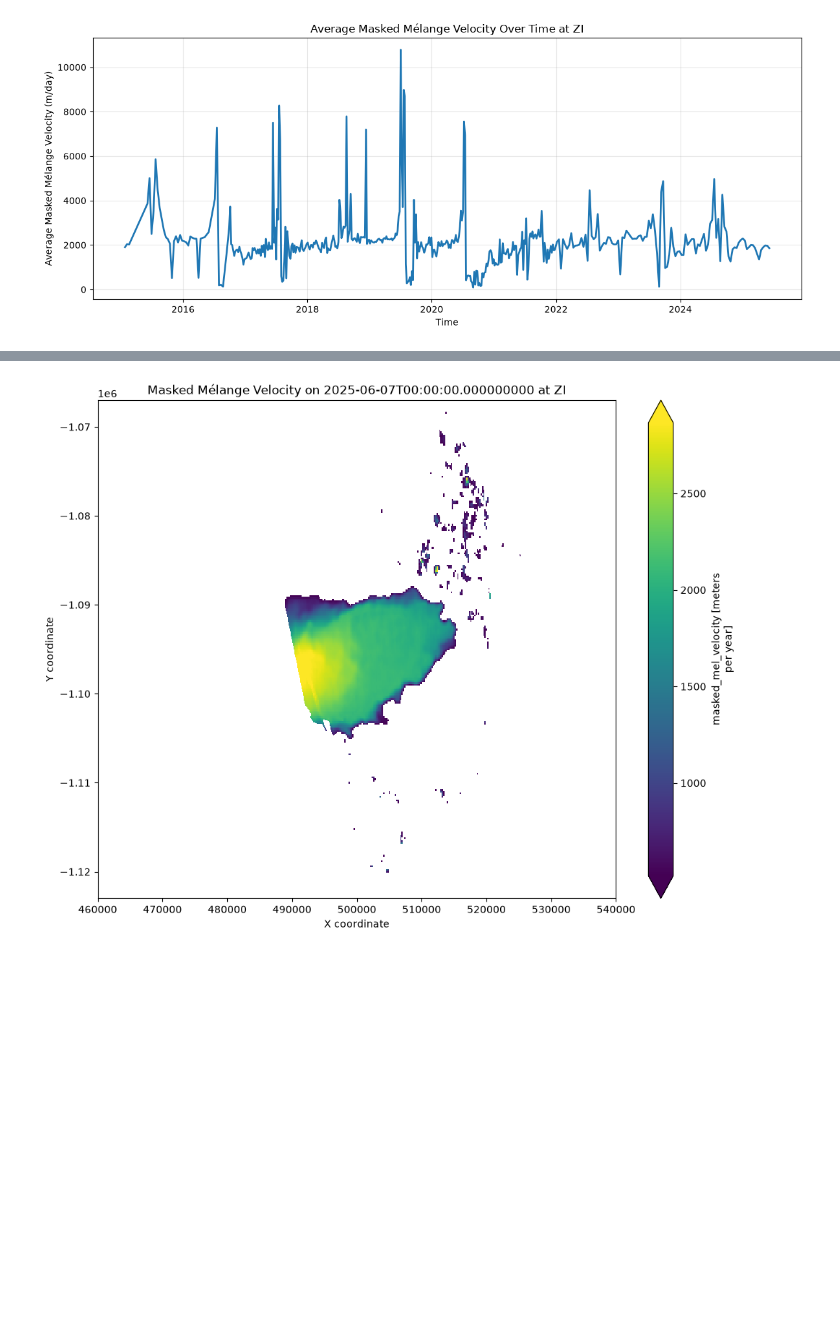
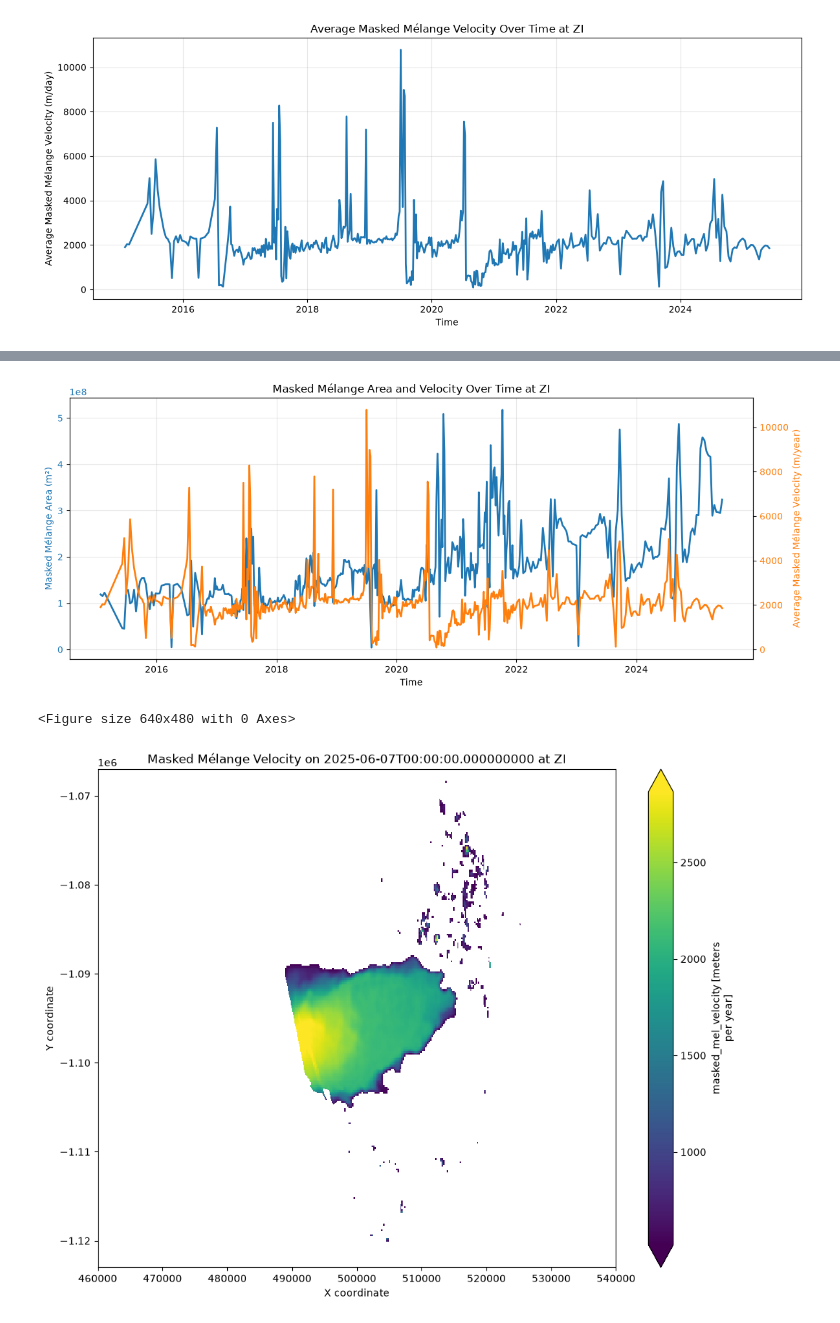
Before and after one commit to cjense/negis-seasonality, a Jupyter notebook: examine_melange.ipynb, the cells around one changed output, grey strips where cells are left out. Drawn from its saved outputs; the diff is of its cells as text; code cells hidden in the pictures; blank space fills up the shorter version.

```diff
--- a/examine_melange.ipynb
+++ b/examine_melange.ipynb
@@ -76,0 +147,31 @@ plt.show()
+# %%
+# Plot area and velocity with separate y-axes
+
+fig, ax1 = plt.subplots(figsize=(12, 5))
+
+non_nan_area.plot(ax=ax1, linewidth=2, color='tab:blue', label='Area')
+ax1.set_xlabel('Time')
+ax1.set_ylabel('Masked Mélange Area (m²)', color='tab:blue')
+ax1.tick_params(axis='y', labelcolor='tab:blue')
+
+ax2 = ax1.twinx()
+avg_velocity.plot(ax=ax2, linewidth=2, color='tab:orange', label='Velocity')
+ax2.set_ylabel('Average Masked Mélange Velocity (m/year)', color='tab:orange')
+ax2.tick_params(axis='y', labelcolor='tab:orange')
+
+ax1.set_title('Masked Mélange Area and Velocity Over Time at ZI')
+ax1.grid(True, alpha=0.3)
+fig.tight_layout()
+
+plt.savefig('figures/mel_area_velocity_ZI.png', dpi=300)
+plt.show()
+ax.set_title('Masked Mélange Area Over Time at ZI')
+ax.grid(True, alpha=0.3)
+plt.tight_layout()
+
+plt.savefig('figures/mel_area_velocity_ZI.png', dpi=300)
+
+plt.show()
+# %% [output]
+[figure, added]
+<Figure size 640x480 with 0 Axes>
```
Also changed, not shown: parts of 5 cells of this notebook, 2 other files.
